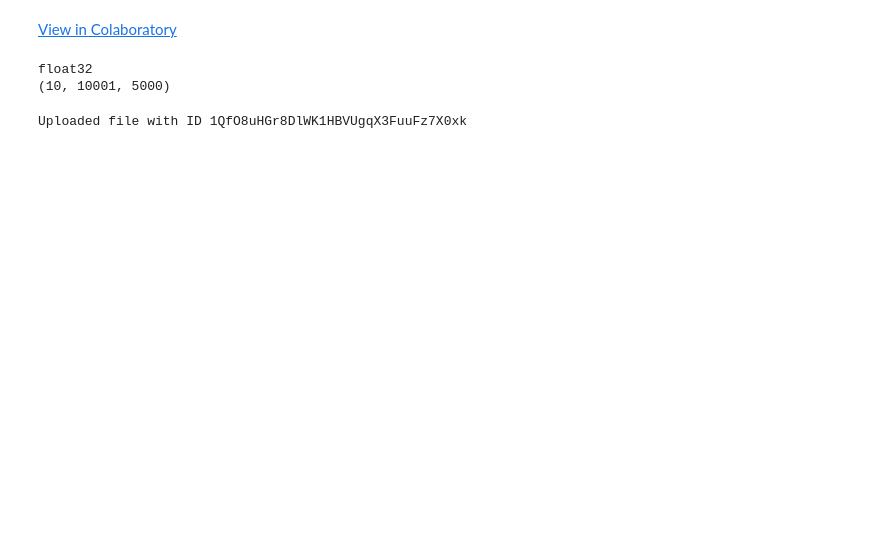
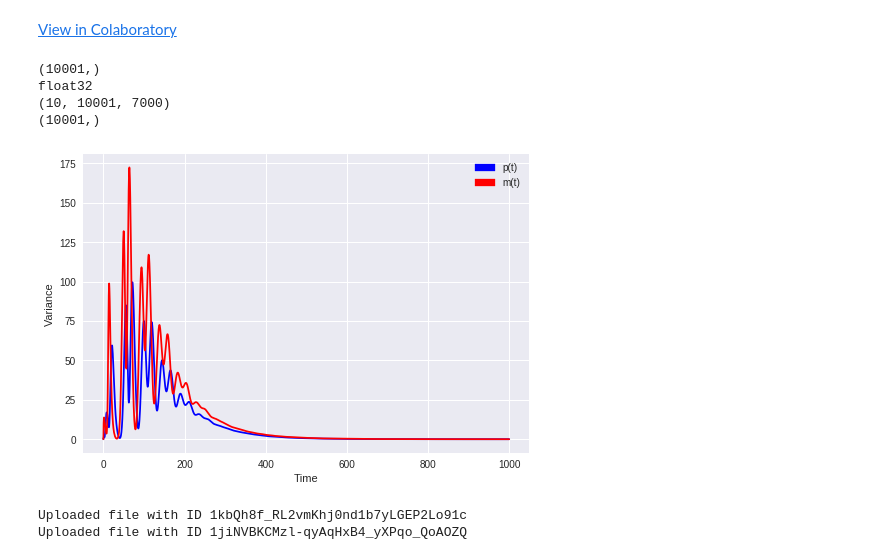
Before and after one commit to sumeshsharma1/cbeh193honors, a Jupyter notebook: Validation_for_Benchmarking,_Zebrafish.ipynb, the cells around one changed output. Saved outputs shown, nothing was run; the diff lists cells and outputs as text; code cells hidden in the pictures; blank space fills up the shorter version.

```diff
--- a/Validation_for_Benchmarking,_Zebrafish.ipynb
+++ b/Validation_for_Benchmarking,_Zebrafish.ipynb
@@ -5,10 +5,11 @@
 import numpy as np
 import matplotlib.pyplot as plt
 import matplotlib.patches as mpatches
-n_simulations = 5000;
+n_simulations = 7000;
 a = .225; m = 33; b = 0.23; c = 0.23; p= 10;
 tstep = .1;
 t = np.linspace(0, 1000, num=10001)
+print(np.shape(t))
 steps = len(t)
 x = np.zeros((10,steps,n_simulations),dtype=np.float32)
 xp = np.zeros((10,steps,n_simulations),dtype=np.float32)
@@ -33,45 +34,62 @@ for i in range(n_simulations):
     xp[4,k,i] = xp[4,k-1,i] + tstep*((4/tau2)*(x[3,k-1,i] - x[4,k-1,i]))
     xp[5,k,i] = xp[5,k-1,i] + tstep*((4/tau2)*(x[4,k-1,i] - x[5,k-1,i]))
     xp[6,k,i] = xp[6,k-1,i] + tstep*((4/tau1)*(x[1,k-1,i] - x[6,k-1,i]))
     xp[7,k,i] = xp[7,k-1,i] + tstep*((4/tau1)*(x[6,k-1,i] - x[7,k-1,i]))
     xp[8,k,i] = xp[8,k-1,i] + tstep*((4/tau1)*(x[7,k-1,i] - x[8,k-1,i]))
     xp[9,k,i] = xp[9,k-1,i] + tstep*((4/tau1)*(x[8,k-1,i] - x[9,k-1,i]))
     x[:,k,i] = xp[:,k,i]
 x1sim = np.squeeze(xp[0,:,:])
 x2sim = np.squeeze(xp[1,:,:])
 
 
 var1 = np.var(x1sim, axis=1)
 var2 = np.var(x2sim, axis=1)
 
 np.savetxt('var1.txt',var1)
 np.savetxt('var2.txt',var2)
 
 print(var1.shape)
 
 plt.plot(t,var1,'b-',t,var2,'r-')
 plt.xlabel('Time')
 plt.ylabel('Variance')
 
 red_line = mpatches.Patch(color ='red', label = 'm(t)')
 blue_line = mpatches.Patch(color ='blue', label ='p(t)')
 plt.legend(handles=[blue_line, red_line])
 
 plt.show()
 # %% [output]
+(10001,)
 float32
-(10, 10001, 5000)
+(10, 10001, 7000)
+(10001,)
+[figure, added]
 # %%
+# Install the PyDrive wrapper & import libraries.
+# This only needs to be done once in a notebook.
+!pip install -U -q PyDrive
+from pydrive.auth import GoogleAuth
+from pydrive.drive import GoogleDrive
+from google.colab import auth
+from oauth2client.client import GoogleCredentials
 
+# Authenticate and create the PyDrive client.
+# This only needs to be done once in a notebook.
+auth.authenticate_user()
+gauth = GoogleAuth()
+gauth.credentials = GoogleCredentials.get_application_default()
+drive = GoogleDrive(gauth)
 # Create & upload a file.
 uploaded1 = drive.CreateFile({'var1raw': 'var1.txt'})
 uploaded1.SetContentFile('var1.txt')
 uploaded1.Upload()
-print('Uploaded file with ID {}'.format(uploaded.get('id')))
+print('Uploaded file with ID {}'.format(uploaded1.get('id')))
 
 uploaded2 = drive.CreateFile({'var2raw': 'var2.txt'})
 uploaded2.SetContentFile('var2.txt')
 uploaded2.Upload()
-print('Uploaded file with ID {}'.format(uploaded.get('id')))
+print('Uploaded file with ID {}'.format(uploaded2.get('id')))
 # %% [output]
-Uploaded file with ID 1QfO8uHGr8DlWK1HBVUgqX3FuuFz7X0xk
+Uploaded file with ID 1kbQh8f_RL2vmKhj0nd1b7yLGEP2Lo91c
+Uploaded file with ID 1jiNVBKCMzl-qyAqHxB4_yXPqo_QoAOZQ
```
